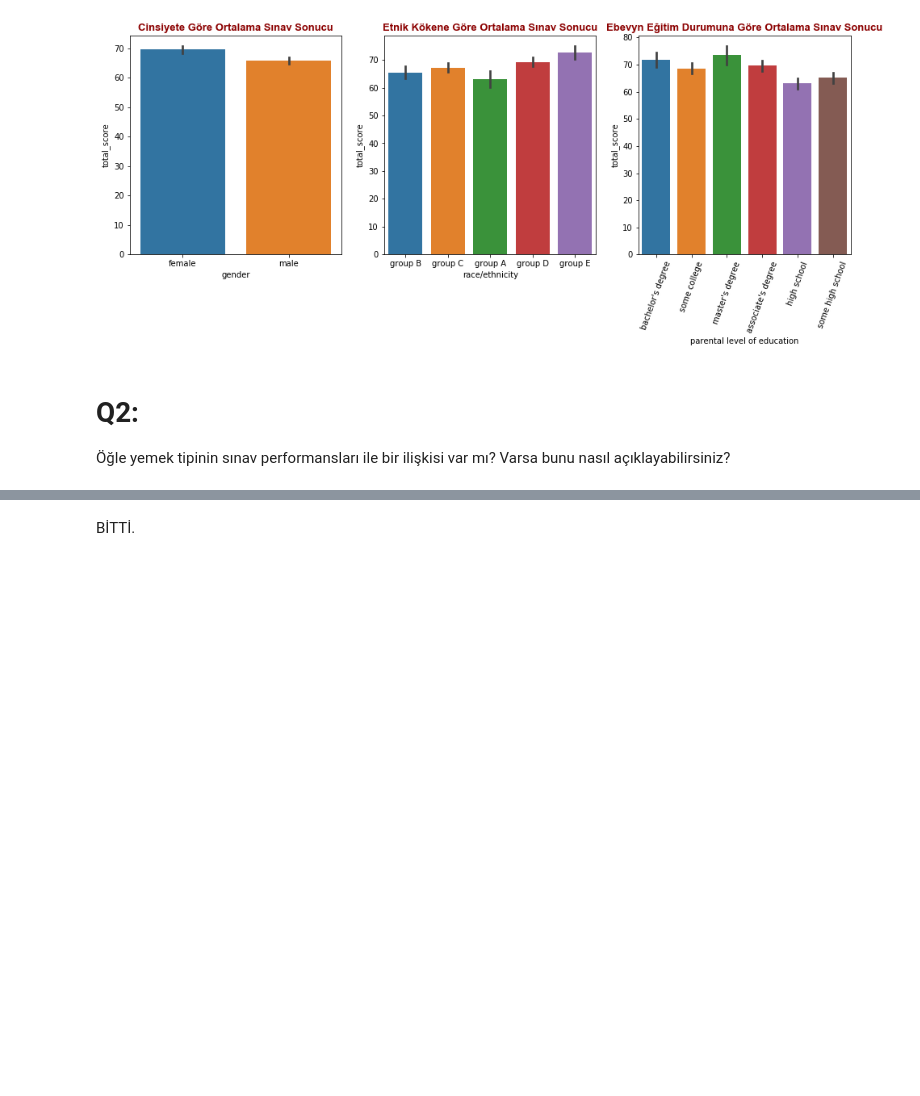
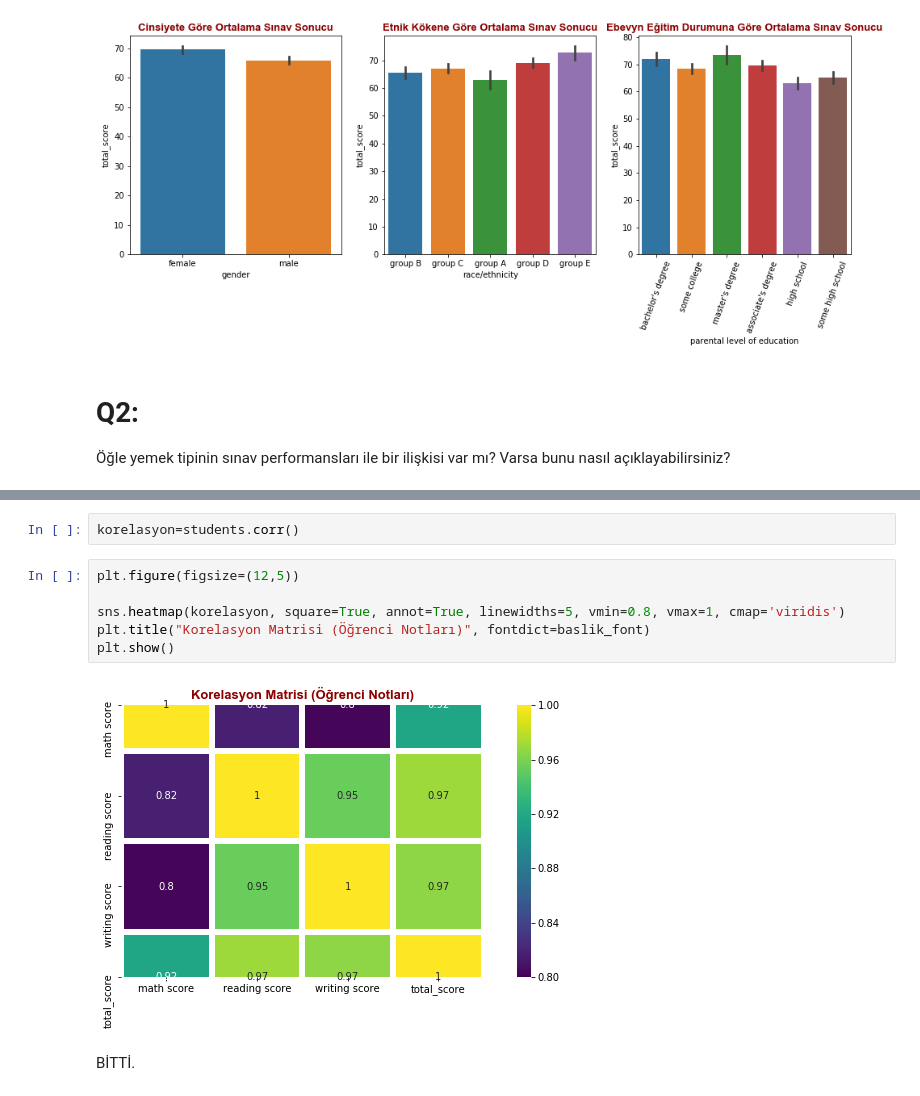
Before and after one commit to mehmetfatihdata/BOOTCAMP_1, a Jupyter notebook: WORK_20_EDA2.ipynb, the cells around one changed output, grey strips where cells are left out. Drawn from its saved outputs; the diff is of its cells as text; blank space fills up the shorter version.

```diff
--- a/WORK_20_EDA2.ipynb
+++ b/WORK_20_EDA2.ipynb
@@ -81,2 +73,12 @@ Winsorize alınan değişkenlerden elde edilen winsorize bütçe açığı orjin
+# %%
+korelasyon=students.corr()
+# %%
+plt.figure(figsize=(12,5))
+
+sns.heatmap(korelasyon, square=True, annot=True, linewidths=5, vmin=0.8, vmax=1, cmap='viridis')
+plt.title("Korelasyon Matrisi (Öğrenci Notları)", fontdict=baslik_font)
+plt.show()
+# %% [output]
+[figure, added]
 # %% [markdown]
 BİTTİ.
```
Also changed, not shown: parts of 10 cells of this notebook.
